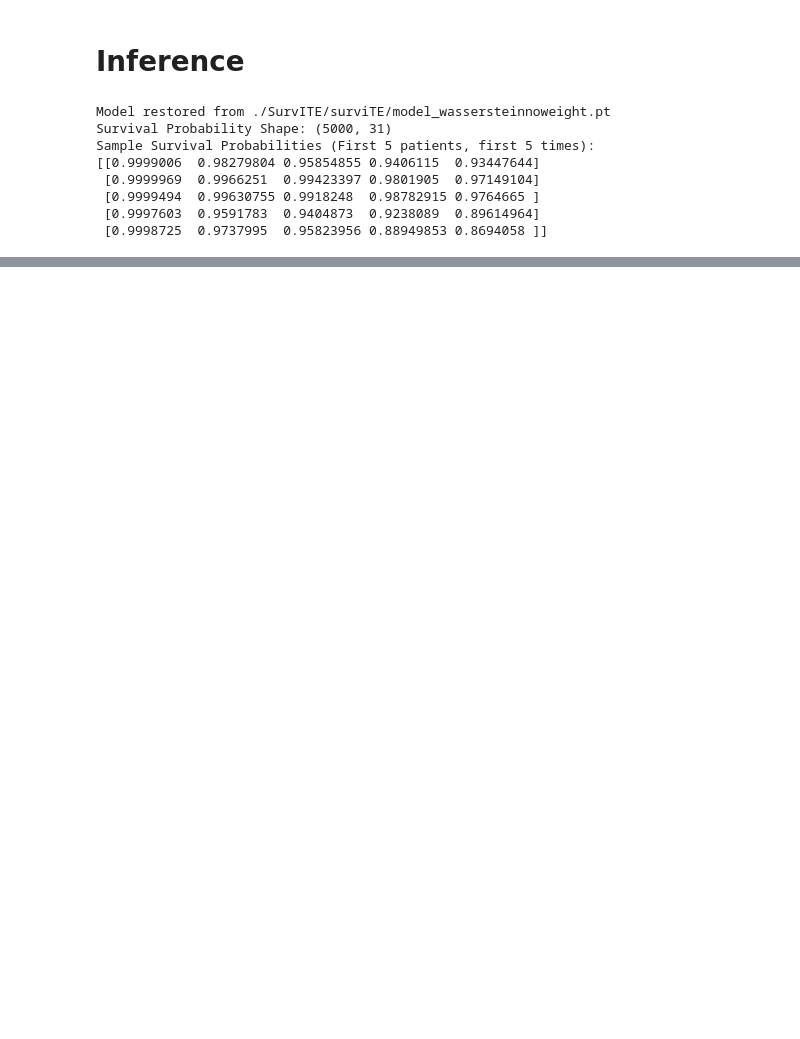
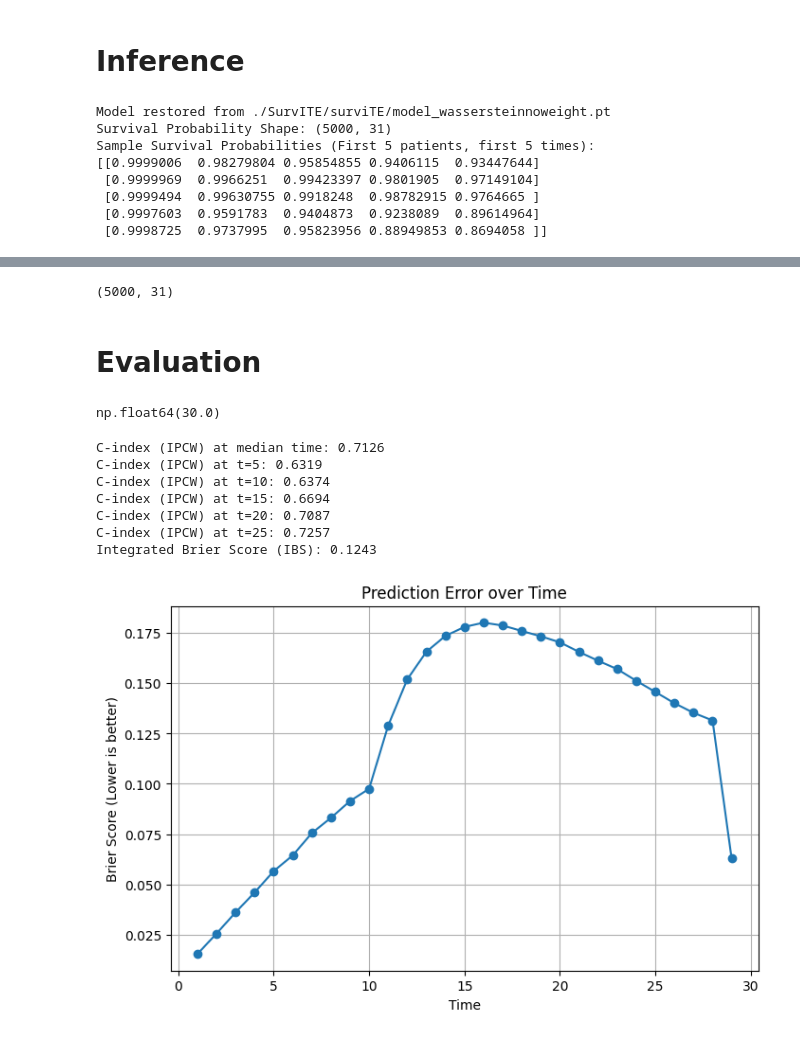
Before and after one commit to lephantriduc/survITE, a Jupyter notebook: new_tutorial.ipynb, the cells around one changed output, grey strips where cells are left out. Drawn from its saved outputs; the diff is of its cells as text; code cells hidden in the pictures; blank space fills up the shorter version.

Commit message:
feat: Add evaluation tutorial

```diff
--- a/new_tutorial.ipynb
+++ b/new_tutorial.ipynb
@@ -207,7 +210,9 @@ stop_flag         = 0
 print("Start Training...")
 
 if is_training:
-    for itr in range(iterations):
+    pbar = tqdm(range(iterations), desc="Training", unit="step")
+
+    for itr in pbar:
 
         # --- Training Step ---
         if beta == 0.:
@@ -287,11 +292,11 @@ if is_training:
                 # Save PyTorch Model State
                 model_path = os.path.join(savepath, 'model_{}{}.pt'.format(ipm_type, weight_type))
                 torch.save(model.state_dict(), model_path)
-                print('Model saved...')
+                pbar.write(f"Step {itr+1}: Model saved! New Best Val Loss: {min_loss:.4f}")
 
             else:
                 if stop_flag >= max_flag:
-                    print("Early stopping triggered.")
+                    pbar.write(f"Step {itr+1}: Early stopping triggered.")
                     break
 
             # Reset Accumulators
@@ -368,0 +384,57 @@ Sample Survival Probabilities (First 5 patients, first 5 times):
+# %%
+surv0.shape
+# %% [output]
+(5000, 31)
+# %% [markdown]
+# Evaluation
+# %%
+tr_t.max()
+# %% [output]
+np.float64(30.0)
+# %%
+# --- 1. Prepare Data for Evaluator ---
+# The evaluator needs raw numpy arrays
+train_data = (tr_x, tr_y, np.clip(tr_t, 1, 29), tr_a)
+test_data  = (te_x, te_y, te_t, te_a)
+
+# --- 2. Initialize Evaluator ---
+evaluator = SurvITE_Evaluator(model, train_data, test_data)
+
+# --- 3. Compute C-Index ---
+# Compute at specific times, e.g., median time or specific horizons
+c_index_med = evaluator.calculate_c_index()
+print(f"C-index (IPCW) at median time: {c_index_med:.4f}")
+
+# You can also check C-index at t=[5, 10, 15, 20]
+c_index_5, c_index_10, c_index_15, c_index_20, c_index_25 = (evaluator.calculate_c_index(eval_time=5),
+                                                evaluator.calculate_c_index(eval_time=10),
+                                                evaluator.calculate_c_index(eval_time=15),
+                                                evaluator.calculate_c_index(eval_time=20),
+                                                evaluator.calculate_c_index(eval_time=25))
+print(f"C-index (IPCW) at t=5: {c_index_5:.4f}")
+print(f"C-index (IPCW) at t=10: {c_index_10:.4f}")
+print(f"C-index (IPCW) at t=15: {c_index_15:.4f}")
+print(f"C-index (IPCW) at t=20: {c_index_20:.4f}")
+print(f"C-index (IPCW) at t=25: {c_index_25:.4f}")
+
+# --- 4. Compute Integrated Brier Score ---
+ibs_score, times, bs_scores = evaluator.calculate_ibs()
+print(f"Integrated Brier Score (IBS): {ibs_score:.4f}")
+
+# --- 5. Plot Brier Score over Time ---
+plt.figure(figsize=(8, 5))
+plt.plot(times, bs_scores, marker='o')
+plt.xlabel("Time")
+plt.ylabel("Brier Score (Lower is better)")
+plt.title("Prediction Error over Time")
+plt.grid(True)
+plt.show()
+# %% [output]
+C-index (IPCW) at median time: 0.7126
+C-index (IPCW) at t=5: 0.6319
+C-index (IPCW) at t=10: 0.6374
+C-index (IPCW) at t=15: 0.6694
+C-index (IPCW) at t=20: 0.7087
+C-index (IPCW) at t=25: 0.7257
+Integrated Brier Score (IBS): 0.1243
+[figure, added]
```
Also changed, not shown: parts of 3 cells of this notebook.
